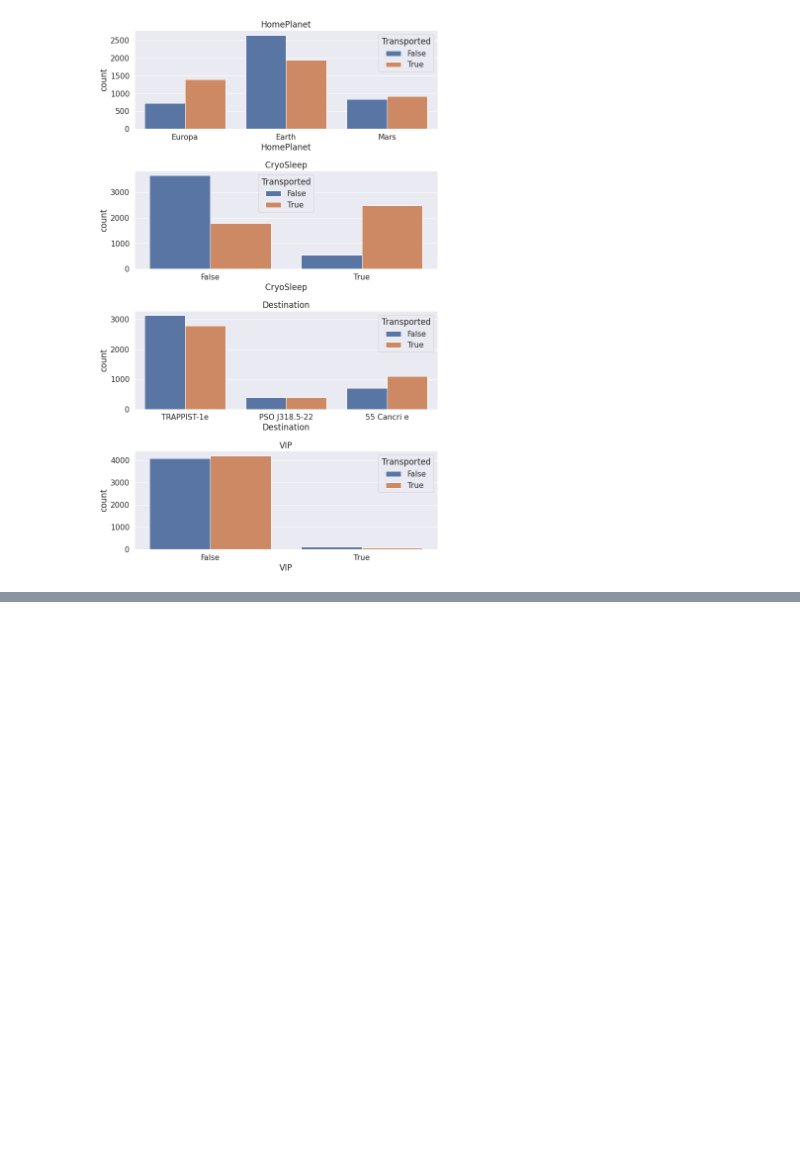
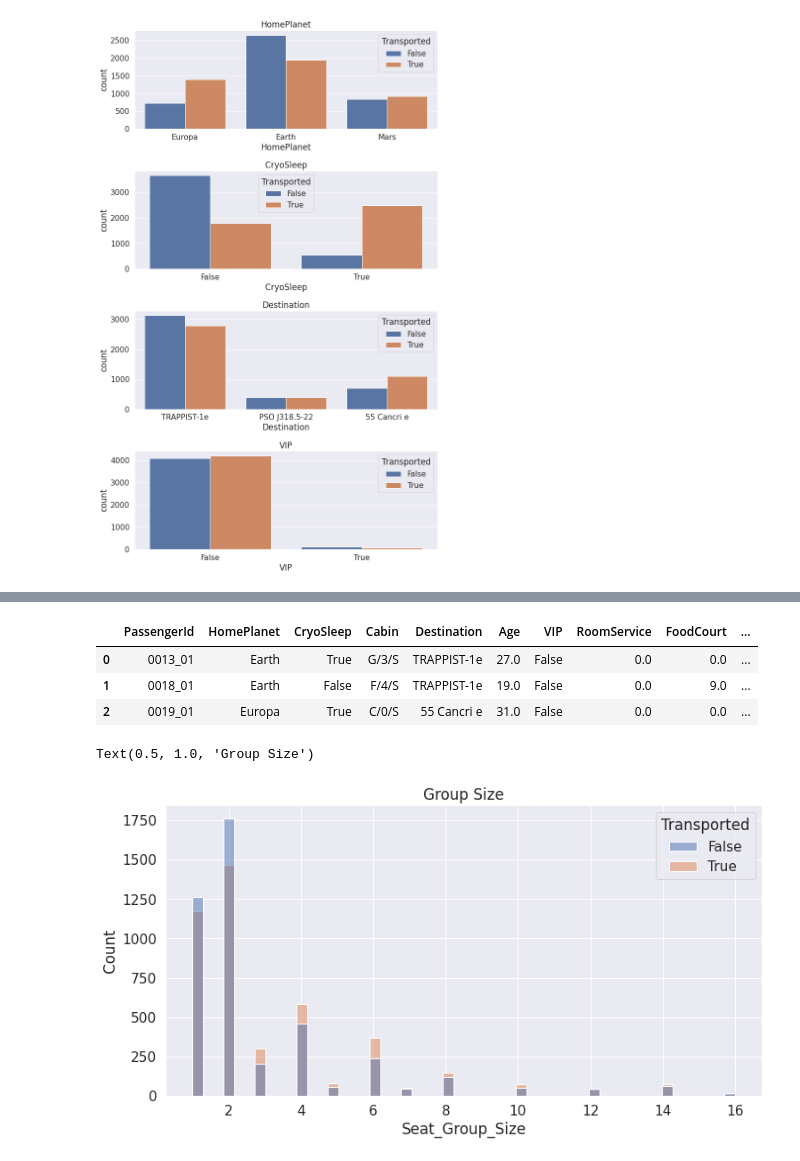
Before and after one commit to bdfd/Project_06OP-Spaceship_Titanic_Survial_Prediction, a Jupyter notebook: Spaceship_Titanic_Survial_Prediction.ipynb, the cells around one changed output, grey strips where cells are left out. Saved outputs shown, nothing was run; the diff lists cells and outputs as text; code cells hidden in the pictures; blank space fills up the shorter version.

```diff
--- a/Spaceship_Titanic_Survial_Prediction.ipynb
+++ b/Spaceship_Titanic_Survial_Prediction.ipynb
@@ -257,0 +369,8 @@ We might consider dropping the VIP column to prevent overfitting.
+# %%
+df_train['Seat_Group'] = df_train['PassengerId'].apply(lambda x:x.split('_')[0]).astype(int)
+df_test['Seat_Group'] = df_train['PassengerId'].apply(lambda x:x.split('_')[0]).astype(int)
+# %%
+df_train['Seat_Group_Size'] = df_train['Seat_Group'].map(
+    lambda x: pd.concat([df_train['Seat_Group'],df_test['Seat_Group']]).value_counts()[x])
+df_test['Seat_Group_Size'] = df_test['Seat_Group'].map(
+    lambda x: pd.concat([df_train['Seat_Group'],df_test['Seat_Group']]).value_counts()[x])
@@ -258,3 +393,18 @@ We might consider dropping the VIP column to prevent overfitting.
+# %%
+df_test.head(3)
+# %% [output]
+|  | PassengerId | HomePlanet | CryoSleep | Cabin | Destination | Age | VIP | RoomService | FoodCourt | ... |
+| 0 | 0013_01 | Earth | True | G/3/S | TRAPPIST-1e | 27.0 | False | 0.0 | 0.0 | ... |
+| 1 | 0018_01 | Earth | False | F/4/S | TRAPPIST-1e | 19.0 | False | 0.0 | 9.0 | ... |
+| 2 | 0019_01 | Europa | True | C/0/S | 55 Cancri e | 31.0 | False | 0.0 | 0.0 | ... |
+# %%
+x_variable = 'Seat_Group_Size'
+plt.figure(figsize=(12,6))
+sns.histplot(data=df_train, x=x_variable, hue=target_variable)
+plt.title('Group Size')
+# %% [output]
+Text(0.5, 1.0, 'Group Size')
+[figure, added]
 # %%
 # Alternative Choice - drop the rows with NA value or NA target variables
 # drop Null small amount in the datasets
```
Also changed, not shown: parts of 26 cells of this notebook.
